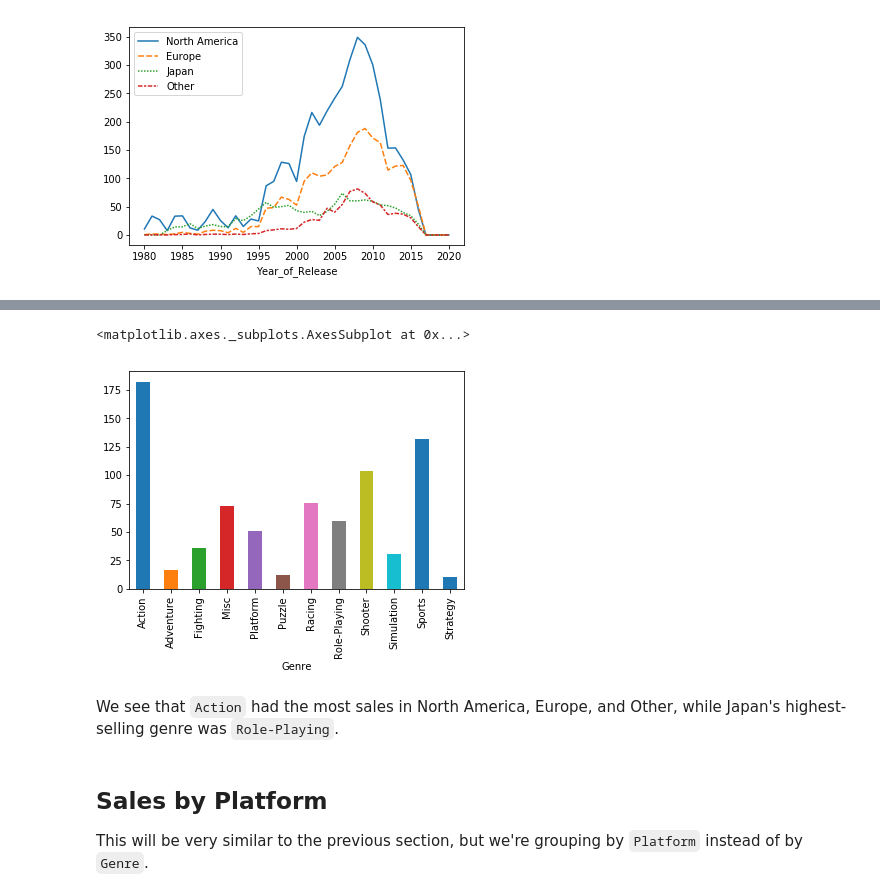
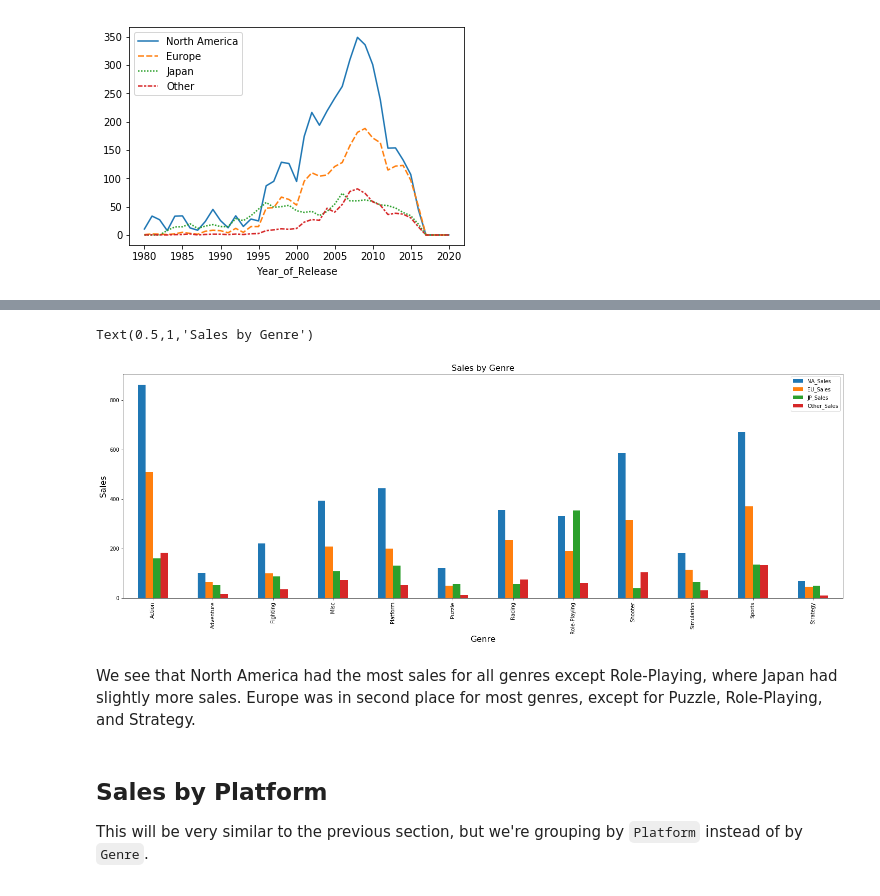
Before and after one commit to NicholasCrossman/python-game-sales-data-cleaning, a Jupyter notebook: game-sales-data-analysis.ipynb, the cells around one changed output, grey strips where cells are left out. Cells and saved outputs as stored; diff of their text form; code cells hidden in the pictures.

Commit message:
Resolved graphing issues in Sales by Platform and Sales by Genre.

```diff
--- a/game-sales-data-analysis.ipynb
+++ b/game-sales-data-analysis.ipynb
@@ -121,11 +104,22 @@ jp_sales.plot.bar()
-# %%
-other_sales = data.groupby('Genre')['Other_Sales'].sum()
-other_sales.plot.bar()
-# %% [output]
-<matplotlib.axes._subplots.AxesSubplot at 0x...>
-[figure, removed]
-# %% [markdown]
-We see that `Action` had the most sales in North America, Europe, and Other, while Japan's highest-selling genre was `Role-Playing`.
+# %%
+#finding unique values of Genre column
+data['Genre'].unique()
+
+#grouping Genre column values
+genre = data.groupby(['Genre'])
+#finding the sum of all sales per region
+genre_sales = genre['NA_Sales','EU_Sales','JP_Sales','Other_Sales'].sum()
+#asking to show bar plot with particular figure size
+
+genre_sales.plot(kind='bar',figsize=(25,8))
+plt.xlabel('Genre',fontsize=16)
+plt.ylabel('Sales',fontsize=16)
+plt.title('Sales by Genre',fontsize=16)
+# %% [output]
+Text(0.5,1,'Sales by Genre')
+[figure, added]
+# %% [markdown]
+We see that North America had the most sales for all genres except Role-Playing, where Japan had slightly more sales. Europe was in second place for most genres, except for Puzzle, Role-Playing, and Strategy.
 # %% [markdown]
 ## Sales by Platform
 
```
Also changed, not shown: parts of 15 cells of this notebook.
